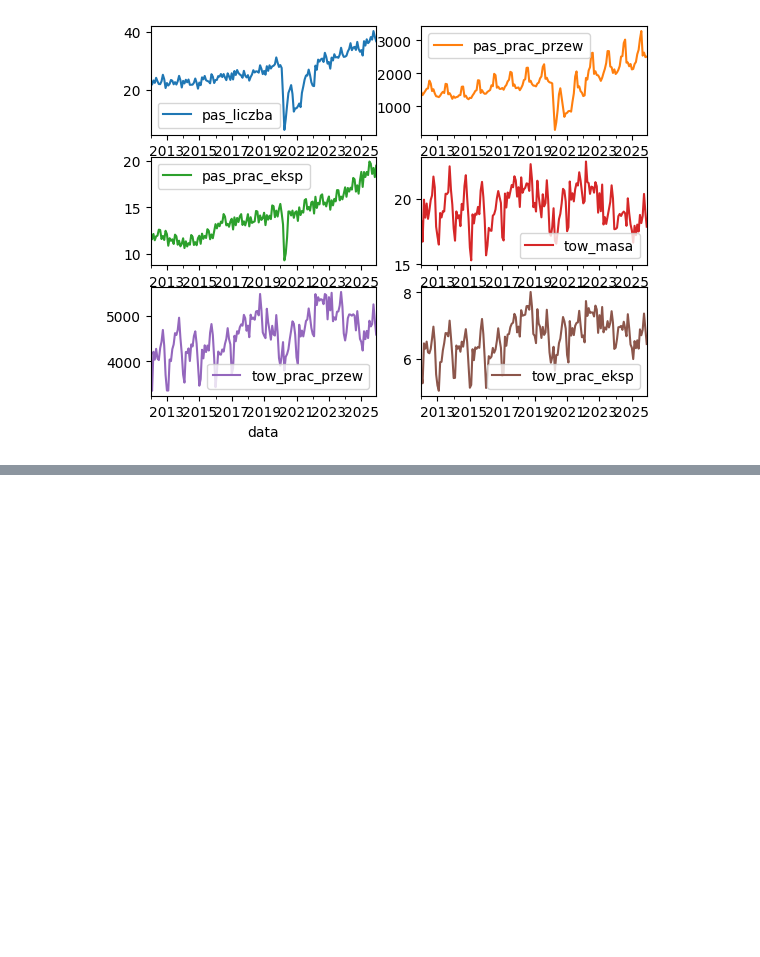
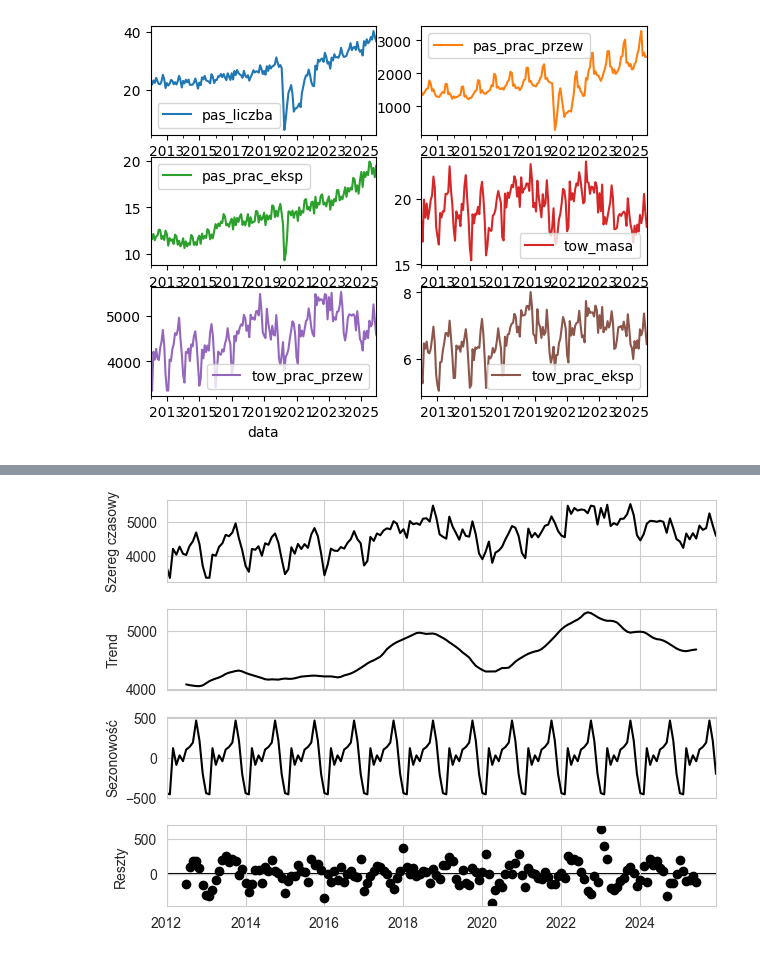
Before and after one commit to przem-pep/praca-magisterska, a Jupyter notebook: python/plotting.ipynb, the cells around one changed output, grey strips where cells are left out. Saved outputs shown, nothing was run; the diff lists cells and outputs as text; code cells hidden in the pictures; blank space fills up the shorter version.

```diff
--- a/python/plotting.ipynb
+++ b/python/plotting.ipynb
@@ -26,0 +87,7 @@ plt.show()
+# %%
+decomp_plot(
+    monthly_data["tow_prac_przew"],
+    file="../figures/tow_prac_przew_decomp.png"
+)
+# %% [output]
+[figure, added]
```
Also changed, not shown: parts of 7 cells of this notebook, 4 other files.
